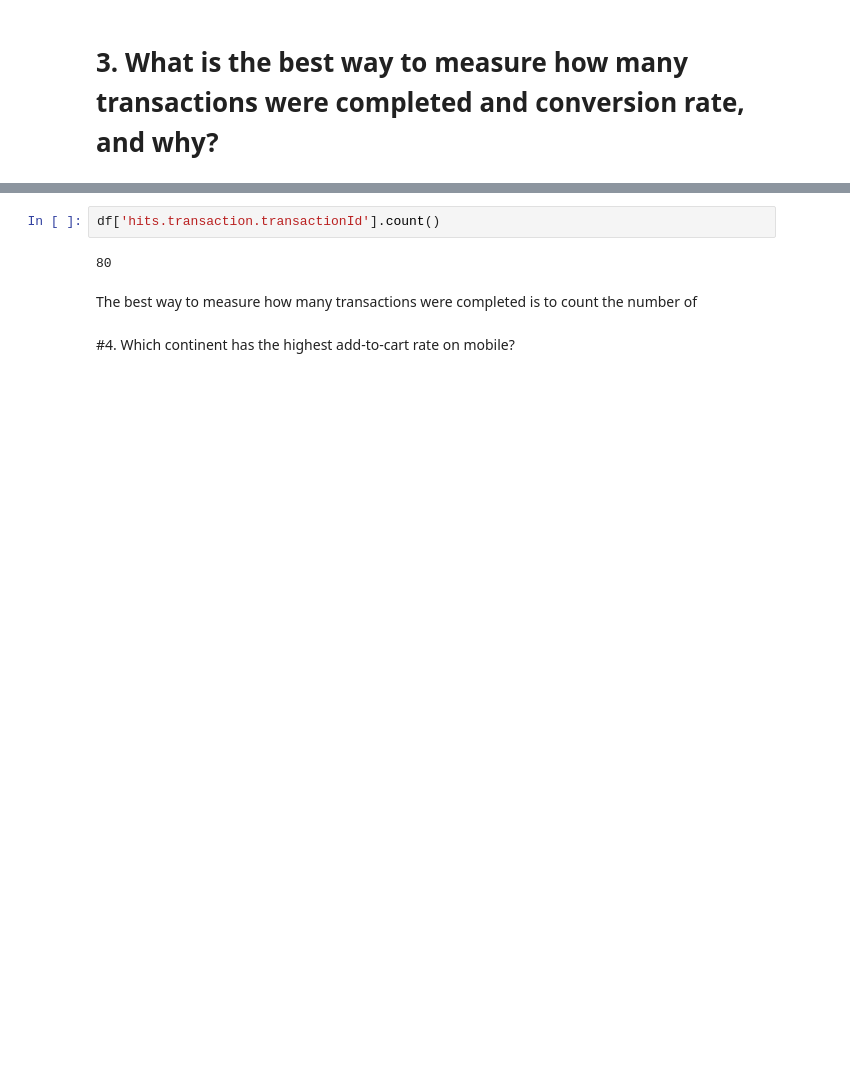
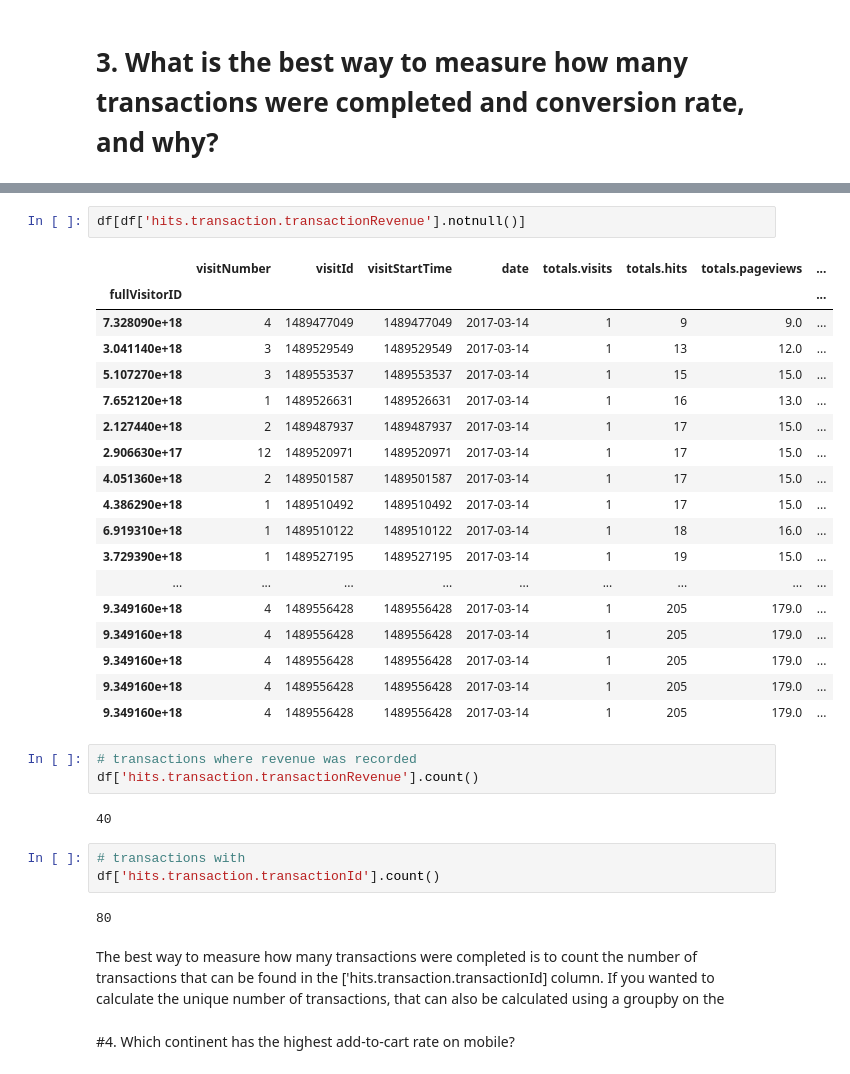
Before and after one commit to cmannnn/workhuman_data_analytic_canidate_exercise, a Jupyter notebook: workhuman_data_analytic_canidate_exercise.ipynb, the cells around one changed output, grey strips where cells are left out. Drawn from its saved outputs; the diff is of its cells as text; blank space fills up the shorter version.

```diff
--- a/workhuman_data_analytic_canidate_exercise.ipynb
+++ b/workhuman_data_analytic_canidate_exercise.ipynb
@@ -315,9 +331,36 @@ NameError: ignored
+# %%
+df[df['hits.transaction.transactionRevenue'].notnull()]
+# %% [output]
+|  | visitNumber | visitId | visitStartTime | date | totals.visits | totals.hits | totals.pageviews | ... |
+| fullVisitorID |  |  |  |  |  |  |  | ... |
+| 7.328090e+18 | 4 | 1489477049 | 1489477049 | 2017-03-14 | 1 | 9 | 9.0 | ... |
+| 3.041140e+18 | 3 | 1489529549 | 1489529549 | 2017-03-14 | 1 | 13 | 12.0 | ... |
+| 5.107270e+18 | 3 | 1489553537 | 1489553537 | 2017-03-14 | 1 | 15 | 15.0 | ... |
+| 7.652120e+18 | 1 | 1489526631 | 1489526631 | 2017-03-14 | 1 | 16 | 13.0 | ... |
+| 2.127440e+18 | 2 | 1489487937 | 1489487937 | 2017-03-14 | 1 | 17 | 15.0 | ... |
+| 2.906630e+17 | 12 | 1489520971 | 1489520971 | 2017-03-14 | 1 | 17 | 15.0 | ... |
+| 4.051360e+18 | 2 | 1489501587 | 1489501587 | 2017-03-14 | 1 | 17 | 15.0 | ... |
+| 4.386290e+18 | 1 | 1489510492 | 1489510492 | 2017-03-14 | 1 | 17 | 15.0 | ... |
+| 6.919310e+18 | 1 | 1489510122 | 1489510122 | 2017-03-14 | 1 | 18 | 16.0 | ... |
+| 3.729390e+18 | 1 | 1489527195 | 1489527195 | 2017-03-14 | 1 | 19 | 15.0 | ... |
+| ... | ... | ... | ... | ... | ... | ... | ... | ... |
+| 9.349160e+18 | 4 | 1489556428 | 1489556428 | 2017-03-14 | 1 | 205 | 179.0 | ... |
+| 9.349160e+18 | 4 | 1489556428 | 1489556428 | 2017-03-14 | 1 | 205 | 179.0 | ... |
+| 9.349160e+18 | 4 | 1489556428 | 1489556428 | 2017-03-14 | 1 | 205 | 179.0 | ... |
+| 9.349160e+18 | 4 | 1489556428 | 1489556428 | 2017-03-14 | 1 | 205 | 179.0 | ... |
+| 9.349160e+18 | 4 | 1489556428 | 1489556428 | 2017-03-14 | 1 | 205 | 179.0 | ... |
+# %%
+# transactions where revenue was recorded
+df['hits.transaction.transactionRevenue'].count()
+# %% [output]
+40
 # %%
+# transactions with
 df['hits.transaction.transactionId'].count()
 # %% [output]
 80
 # %% [markdown]
-The best way to measure how many transactions were completed is to count the number of
+The best way to measure how many transactions were completed is to count the number of transactions that can be found in the ['hits.transaction.transactionId] column. If you wanted to calculate the unique number of transactions, that can also be calculated using a groupby on the
 # %% [markdown]
 #4. Which continent has the highest add-to-cart rate on mobile?
 # %%
```
Also changed, not shown: parts of 13 cells of this notebook.
